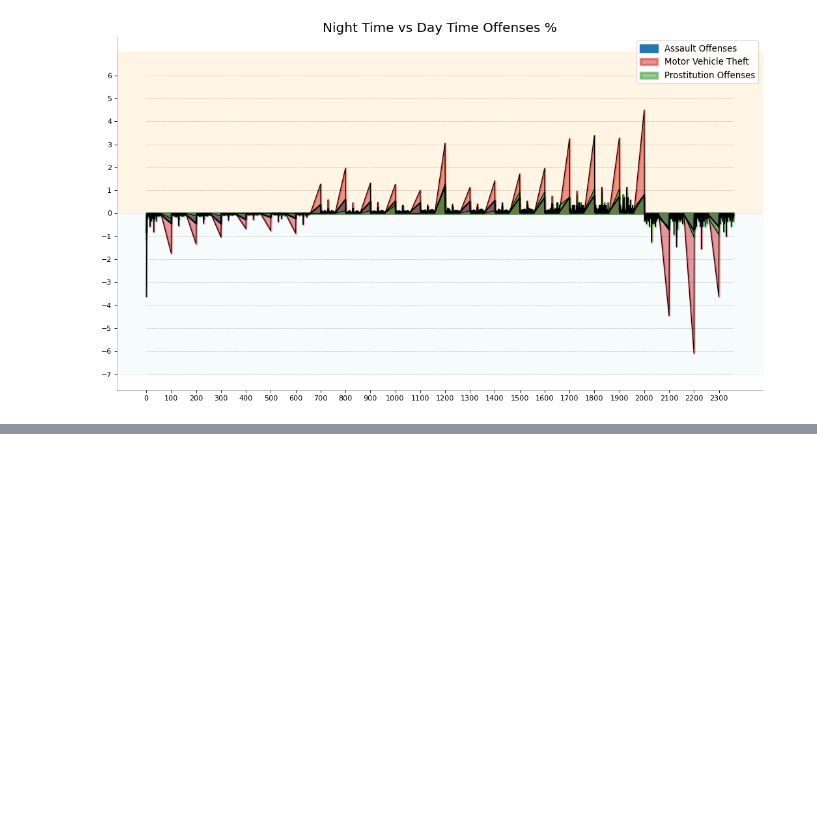
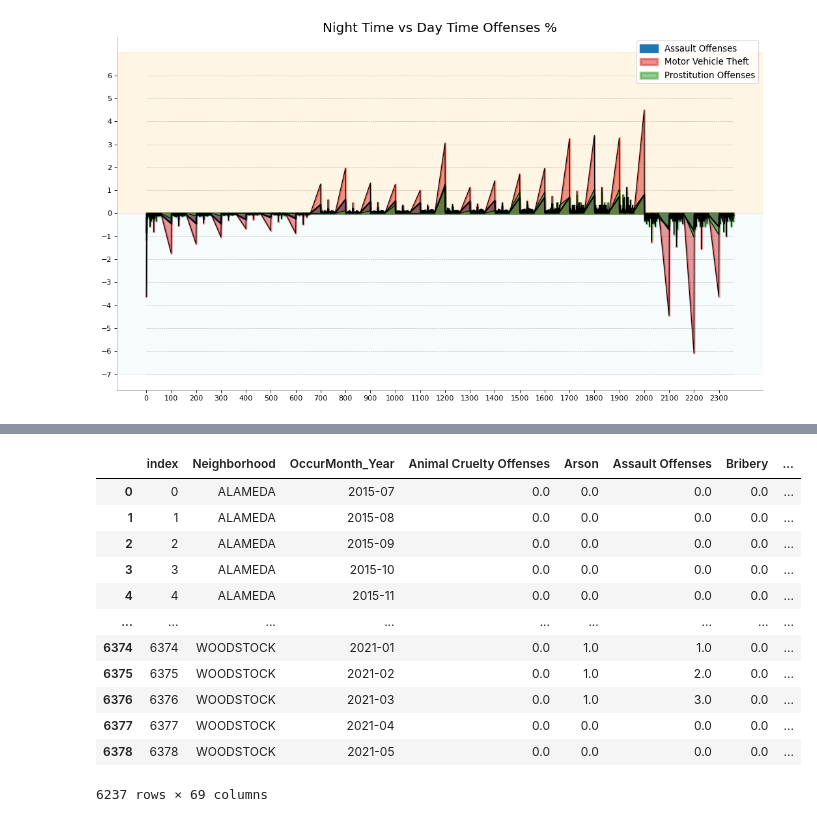
Before and after one commit to Abraham-newbie/Predicting_Crime_From_Space, a Jupyter notebook: project_ar.ipynb, the cells around one changed output, grey strips where cells are left out. Cells and saved outputs as stored; diff of their text form; code cells hidden in the pictures; blank space fills up the shorter version.

```diff
--- a/project_ar.ipynb
+++ b/project_ar.ipynb
@@ -118,6 +126,11 @@ for label, grp in clean_data_crime.groupby('OffenseCategory'):
 # %%
 #generate wide form crime level data
-def convert_wide_report_time_level(clean_data):
+def convert_wide_report_time_level_night(clean_data):
+
+
+    clean_data['day_or_night'] = np.where(((clean_data['OccurTime']<700) | (clean_data['OccurTime']>2000)), 'night', 'day')
+    clean_data=clean_data[clean_data['day_or_night']=='night']
+
     data_to_convert=clean_data
     df_wide= data_to_convert.groupby(['OccurMonth_Year','Neighborhood','OffenseCategory']).OffenseCount.sum().reset_index()
     df_wide= df_wide.pivot_table(index=["Neighborhood","OccurMonth_Year"],
@@ -131,6 +144,30 @@ def convert_wide_report_time_level(clean_data):
 
 
 
-clean_data_n_month=convert_wide_report_time_level(clean_data)
+clean_data_n_month=convert_wide_report_time_level_night(clean_data)
 clean_data_n_month.reset_index()
-clean_data_n_month.to_csv("data/crime_data_n_month", encoding='utf-8', index=False)
+clean_data_n_month.to_csv("data/crime_data_n_month.csv", encoding='utf-8', index=False)
+
+
+
+def convert_wide_report_time_level_all(clean_data):
+
+
+
+
+    data_to_convert=clean_data
+    df_wide= data_to_convert.groupby(['OccurMonth_Year','Neighborhood','OffenseCategory']).OffenseCount.sum().reset_index()
+    df_wide= df_wide.pivot_table(index=["Neighborhood","OccurMonth_Year"],
+                    columns='OffenseCategory',
+                    values='OffenseCount').reset_index()
+    df_wide= df_wide.fillna(0)
+    df_wide['Total_Offenses']= df_wide.iloc[:,4:].sum(axis=1)
+    df_wide=df_wide.reset_index()
+    df_wide.head()
+    return df_wide
+
+
+
+clean_data_n_month_incl_day=convert_wide_report_time_level_all(clean_data)
+clean_data_n_month_incl_day.reset_index()
+clean_data_n_month_incl_day.to_csv("data/crime_data_n_month_day_and_night.csv", encoding='utf-8', index=False)
@@ -277,0 +423,16 @@ plt.show()
+# %%
+n_month_crime_with_brightness_night_only
+# %% [output]
+|  | index | Neighborhood | OccurMonth_Year | Animal Cruelty Offenses | Arson | Assault Offenses | Bribery | ... |
+| 0 | 0 | ALAMEDA | 2015-07 | 0.0 | 0.0 | 0.0 | 0.0 | ... |
+| 1 | 1 | ALAMEDA | 2015-08 | 0.0 | 0.0 | 0.0 | 0.0 | ... |
+| 2 | 2 | ALAMEDA | 2015-09 | 0.0 | 0.0 | 0.0 | 0.0 | ... |
+| 3 | 3 | ALAMEDA | 2015-10 | 0.0 | 0.0 | 0.0 | 0.0 | ... |
+| 4 | 4 | ALAMEDA | 2015-11 | 0.0 | 0.0 | 0.0 | 0.0 | ... |
+| ... | ... | ... | ... | ... | ... | ... | ... | ... |
+| 6374 | 6374 | WOODSTOCK | 2021-01 | 0.0 | 1.0 | 1.0 | 0.0 | ... |
+| 6375 | 6375 | WOODSTOCK | 2021-02 | 0.0 | 1.0 | 2.0 | 0.0 | ... |
+| 6376 | 6376 | WOODSTOCK | 2021-03 | 0.0 | 1.0 | 3.0 | 0.0 | ... |
+| 6377 | 6377 | WOODSTOCK | 2021-04 | 0.0 | 0.0 | 0.0 | 0.0 | ... |
+| 6378 | 6378 | WOODSTOCK | 2021-05 | 0.0 | 0.0 | 0.0 | 0.0 | ... |
+6237 rows × 69 columns
```
Also changed, not shown: parts of 13 cells of this notebook, 10 other files.
